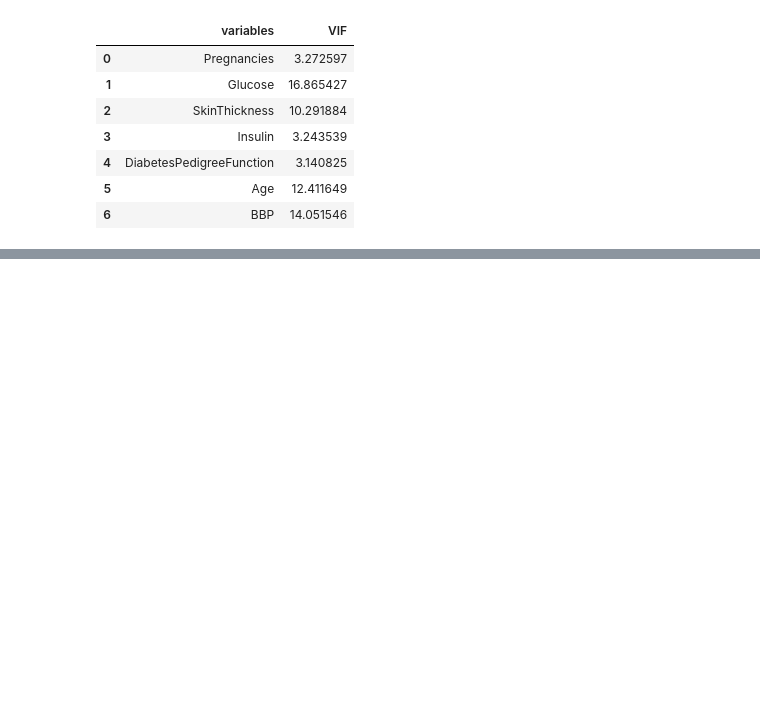
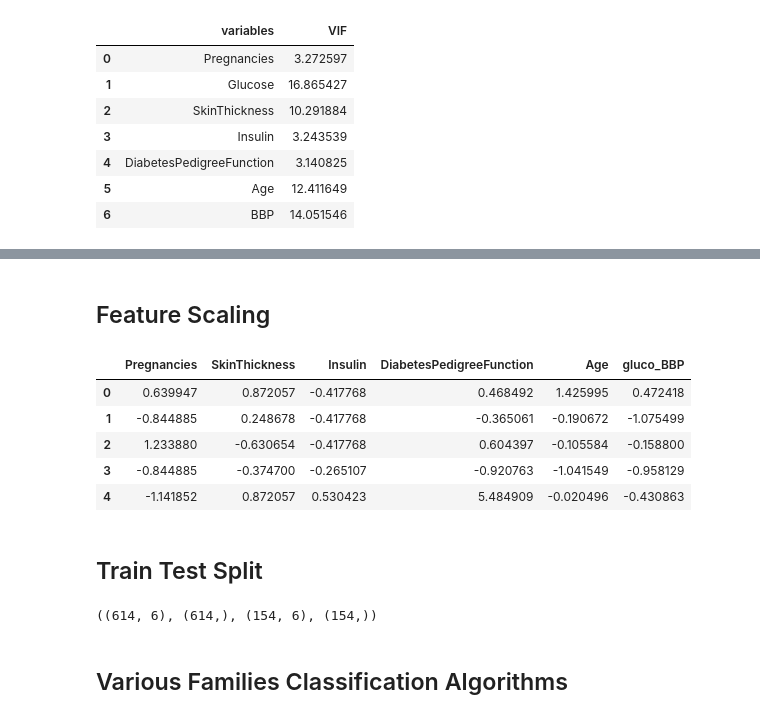
Before and after one commit to dajebbar/Diabetes-Classification, a Jupyter notebook: Multicollinearity_and_VIF.ipynb, the cells around one changed output, grey strips where cells are left out. Drawn from its saved outputs; the diff is of its cells as text; code cells hidden in the pictures; blank space fills up the shorter version.

```diff
--- a/Multicollinearity_and_VIF.ipynb
+++ b/Multicollinearity_and_VIF.ipynb
@@ -239,0 +242,4 @@ check_vif(data2)
+# %%
+data2['gluco_BBP'] = data2.apply(lambda x: x['Glucose'] * x['BBP'], axis=1)
+data2.drop(columns=['Glucose', 'BBP'], inplace=True)
+check_vif(data2)
@@ -239,0 +257,31 @@ check_vif(data2)
+# %% [markdown]
+## Feature Scaling
+# %%
+from sklearn.preprocessing import StandardScaler
+
+scaler = StandardScaler()
+
+data2[data2.columns] = scaler.fit_transform(data2[data2.columns])
+data2.head()
+# %% [output]
+|  | Pregnancies | SkinThickness | Insulin | DiabetesPedigreeFunction | Age | gluco_BBP |
+| 0 | 0.639947 | 0.872057 | -0.417768 | 0.468492 | 1.425995 | 0.472418 |
+| 1 | -0.844885 | 0.248678 | -0.417768 | -0.365061 | -0.190672 | -1.075499 |
+| 2 | 1.233880 | -0.630654 | -0.417768 | 0.604397 | -0.105584 | -0.158800 |
+| 3 | -0.844885 | -0.374700 | -0.265107 | -0.920763 | -1.041549 | -0.958129 |
+| 4 | -1.141852 | 0.872057 | 0.530423 | 5.484909 | -0.020496 | -0.430863 |
+# %% [markdown]
+## Train Test Split
+# %%
+from sklearn.model_selection import train_test_split
+
+X_train, X_test, y_train, y_test = train_test_split(
+    data2, target, test_size=0.2,
+    random_state=0, stratify=target,
+)
+
+X_train.shape, y_train.shape, X_test.shape, y_test.shape
+# %% [output]
+((614, 6), (614,), (154, 6), (154,))
+# %% [markdown]
+## Various Families Classification Algorithms
```
Also changed, not shown: parts of 4 cells of this notebook.
